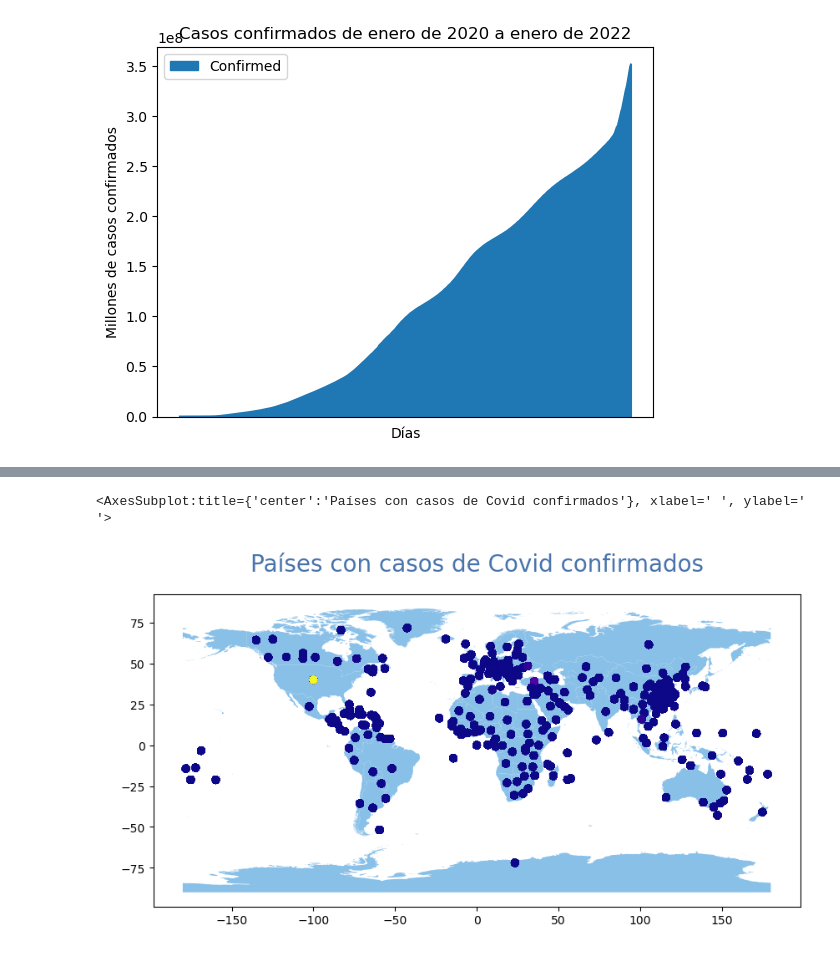
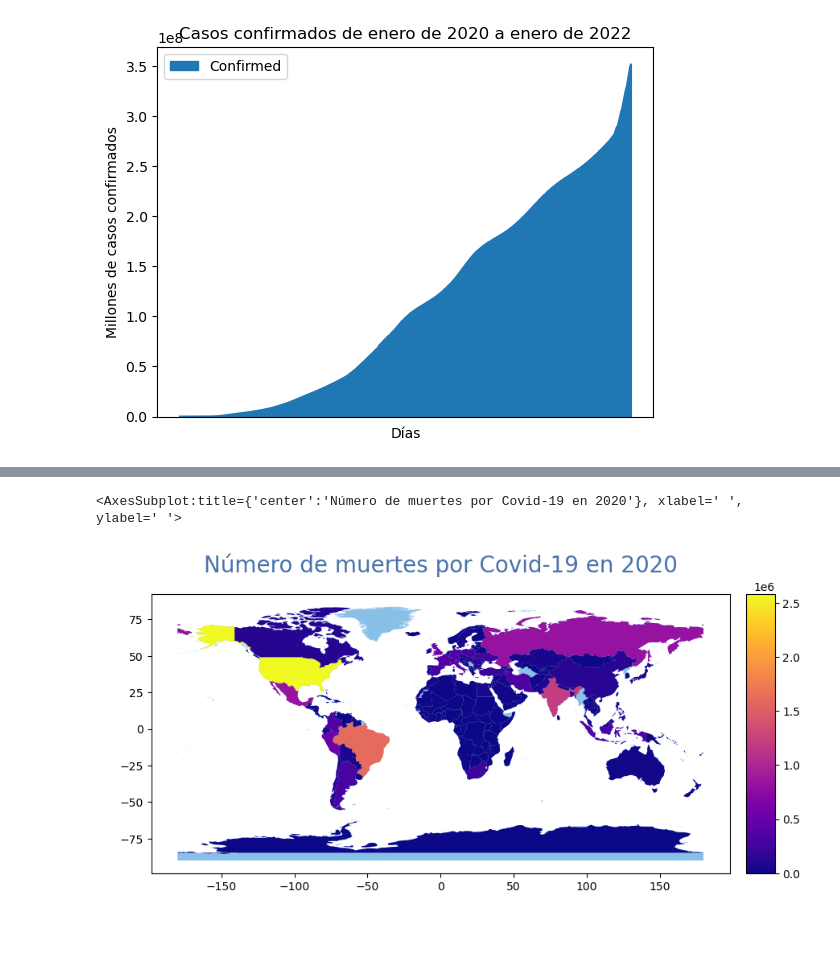
Before and after one commit to froylan579/HDSP, a Jupyter notebook: Actividad 3.3.ipynb, the cells around one changed output, grey strips where cells are left out. Drawn from its saved outputs; the diff is of its cells as text; code cells hidden in the pictures.

```diff
--- a/Actividad 3.3.ipynb
+++ b/Actividad 3.3.ipynb
@@ -119,7 +123,7 @@ Text(0, 0.5, 'Millones de casos confirmados')
 <Figure size 10000x10000 with 0 Axes>
 [figure]
 # %%
-covid = "covid-19-pandemic-worldwide-data.geojson"
+covid = "https://jsanjay63.github.io/covid19-geoextractor/output/covid19_time_series.geojson"
 map_data = gpd.read_file(covid)
 map_data.head()
 # %% [output]
@@ -132,15 +136,18 @@ map_data.head()
 # %%
 fig, ax = plt.subplots(figsize=(10, 10))
-ax.set_title('Países con casos de Covid confirmados',
+ax.set_title('Número de muertes por Covid-19 en 2020',
              pad = 20,
              fontdict={'fontsize':20, 'color': '#4873ab'})
 ax.set_xlabel(' ')
 ax.set_ylabel(' ')
-map_data.plot(column='count', cmap='plasma', ax=ax, zorder=5)
+from mpl_toolkits.axes_grid1 import make_axes_locatable
+divider = make_axes_locatable(ax)
+cax = divider.append_axes("right", size="5%", pad=0.2)
+map_data.plot(column='current_deaths', cmap='plasma', ax=ax,  legend=True, cax=cax, zorder=5)
 mundo = "Paises_Mundo.shx"
 map_mundo = gpd.read_file(mundo)
 map_mundo.head()
 map_mundo.plot(ax=ax, color='#89c0e8', zorder=0)
 # %% [output]
-<AxesSubplot:title={'center':'Países con casos de Covid confirmados'}, xlabel=' ', ylabel=' '>
+<AxesSubplot:title={'center':'Número de muertes por Covid-19 en 2020'}, xlabel=' ', ylabel=' '>
-[figure, old version]
+[figure, new version]
```
Also changed, not shown: parts of 3 cells of this notebook.
